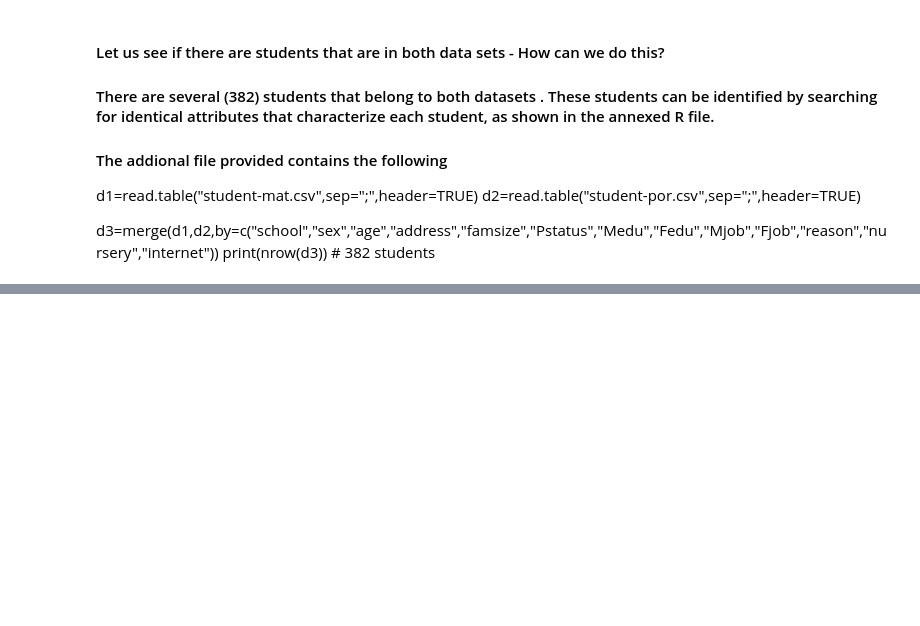
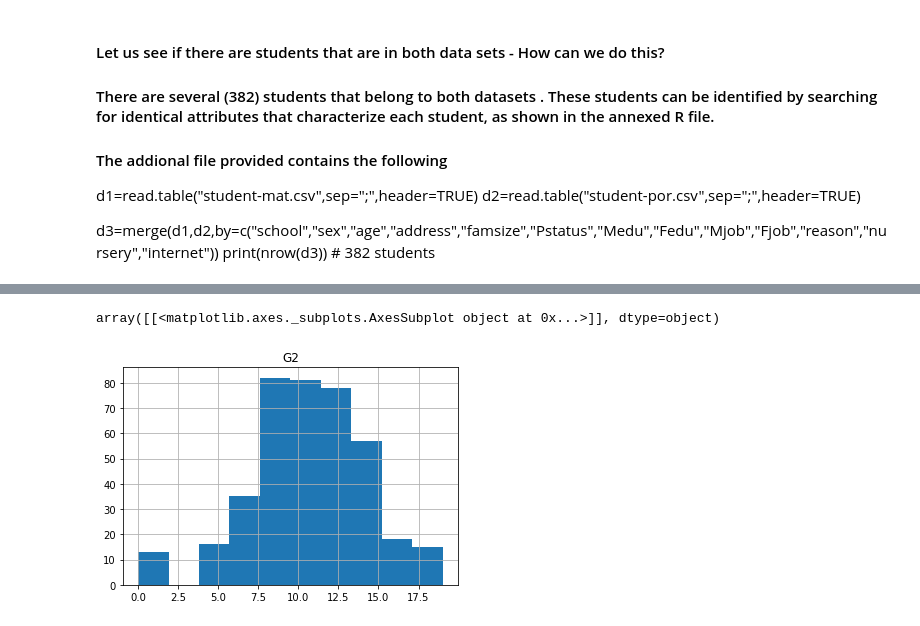
Before and after one commit to cfrandall2/CarolynProject, a Jupyter notebook: StudentGrades.ipynb, the cells around one changed output, grey strips where cells are left out. Saved outputs shown, nothing was run; the diff lists cells and outputs as text; code cells hidden in the pictures; blank space fills up the shorter version.

```diff
--- a/StudentGrades.ipynb
+++ b/StudentGrades.ipynb
@@ -219,0 +286,5 @@ NameError: name 'merge' is not defined
+# %%
+studentmat[['G2']].hist()
+# %% [output]
+array([[<matplotlib.axes._subplots.AxesSubplot object at 0x...>]], dtype=object)
+[figure, added]
```
Also changed, not shown: parts of 17 cells of this notebook.
